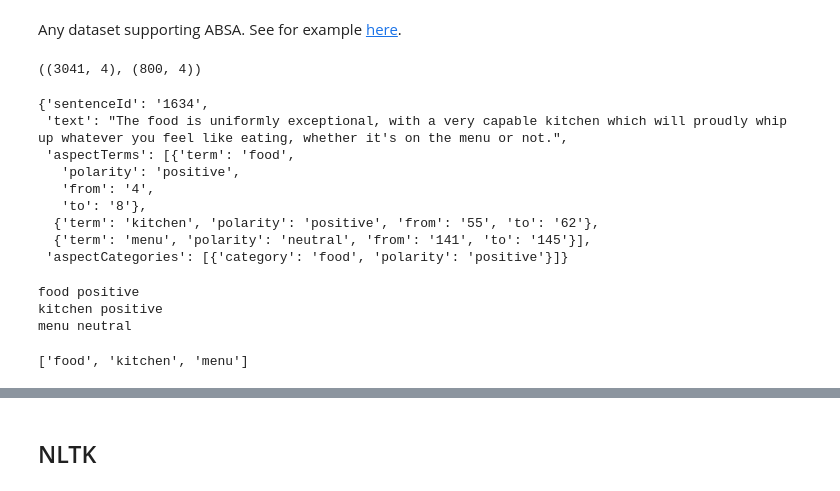
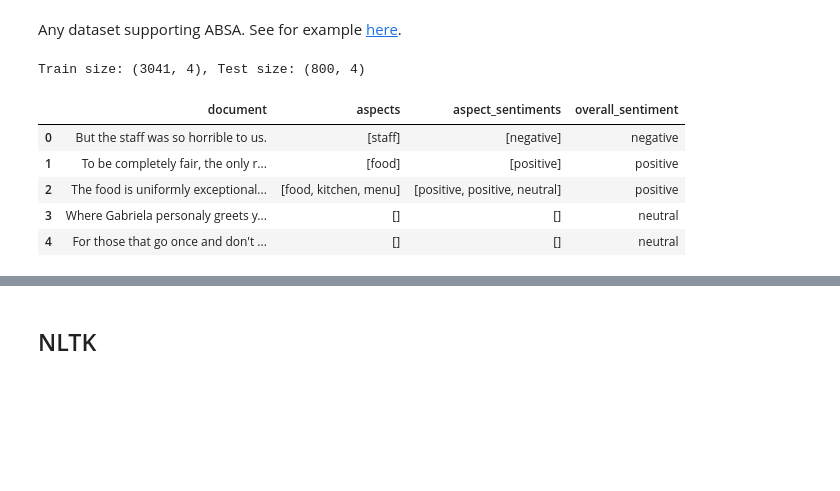
Before and after one commit to tabaraei/aspect-based-sentiment-analysis, a Jupyter notebook: ABSA.ipynb, the cells around one changed output, grey strips where cells are left out. Drawn from its saved outputs; the diff is of its cells as text; code cells hidden in the pictures; blank space fills up the shorter version.

```diff
--- a/ABSA.ipynb
+++ b/ABSA.ipynb
@@ -24,32 +53,20 @@ Any dataset supporting ABSA. See for example [here](https://paperswithcode.com/d
 # %%
-from datasets import load_dataset
-
-dataset = load_dataset('alexcadillon/SemEval2014Task4', 'restaurants') # "laptops"
+# Load the "restaurants" or "laptops" datasets from SemEval2014 in HuggingFace
+dataset = load_dataset('alexcadillon/SemEval2014Task4', 'restaurants')
 train_data, test_data = dataset['train'], dataset['test']
 
-train_data.shape, test_data.shape
+# Transform the data
+train_df = create_dataset(train_data)
+test_df = create_dataset(test_data)
+
+# Show a sample of the data
+print(f'Train size: {train_data.shape}, Test size: {test_data.shape}')
+train_df.head()
 # %% [output]
-((3041, 4), (800, 4))
+Train size: (3041, 4), Test size: (800, 4)
+|  | document | aspects | aspect_sentiments | overall_sentiment |
+| 0 | But the staff was so horrible to us. | [staff] | [negative] | negative |
+| 1 | To be completely fair, the only r... | [food] | [positive] | positive |
+| 2 | The food is uniformly exceptional... | [food, kitchen, menu] | [positive, positive, neutral] | positive |
+| 3 | Where Gabriela personaly greets y... | [] | [] | neutral |
+| 4 | For those that go once and don't ... | [] | [] | neutral |
-# %%
-x = train_data[2]
-x
-# %% [output]
-{'sentenceId': '1634',
- 'text': "The food is uniformly exceptional, with a very capable kitchen which will proudly whip up whatever you feel like eating, whether it's on the menu or not.",
- 'aspectTerms': [{'term': 'food',
-   'polarity': 'positive',
-   'from': '4',
-   'to': '8'},
-  {'term': 'kitchen', 'polarity': 'positive', 'from': '55', 'to': '62'},
-  {'term': 'menu', 'polarity': 'neutral', 'from': '141', 'to': '145'}],
- 'aspectCategories': [{'category': 'food', 'polarity': 'positive'}]}
-# %%
-for aspect in x['aspectTerms']:
-    print(aspect['term'], aspect['polarity'])
-
-[aspect['term'] for aspect in entry['aspectTerms']]
-# %% [output]
-food positive
-kitchen positive
-menu neutral
-['food', 'kitchen', 'menu']
```
Also changed, not shown: parts of 17 cells of this notebook.
